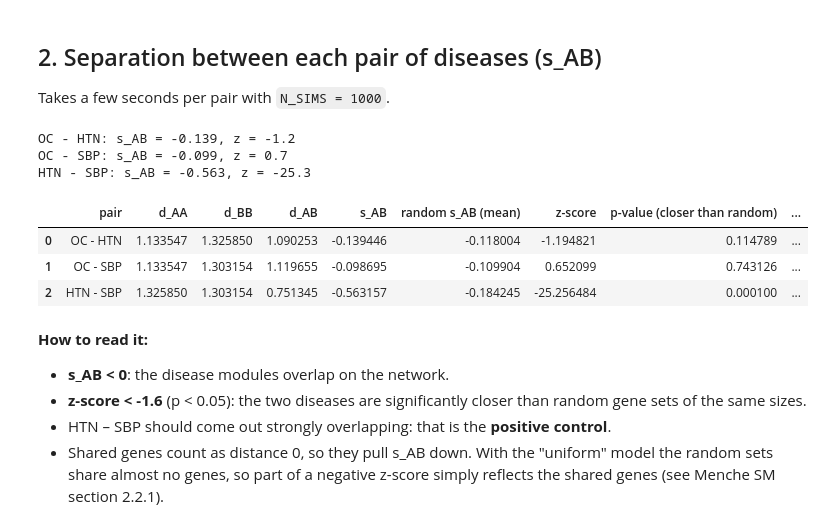
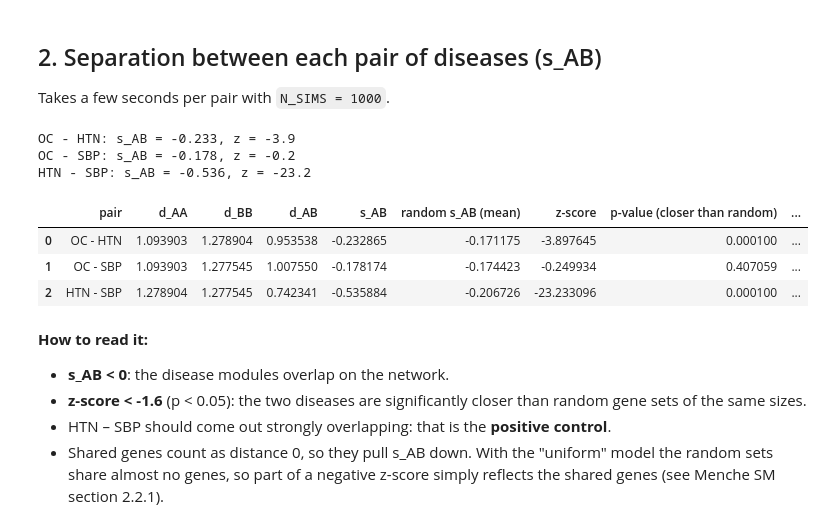
Before and after one commit to amirhoseinbidar/hypertension-ovarian-cancer, a Jupyter notebook: disease_gene_overlap.ipynb, the cells around one changed output. Cells and saved outputs as stored; diff of their text form; code cells hidden in the pictures.

```diff
--- a/disease_gene_overlap.ipynb
+++ b/disease_gene_overlap.ipynb
@@ -20,3 +20,4 @@ DISEASE_FILES = {
 }
 
 INTERACTOME_FILE = "./outputs/interactome/interactome_both_symbols.csv"
+CUTOFF = 0.1
@@ -414,6 +340,40 @@ def z_and_p(observed, random_values, larger_is_significant):
     else:
         p = (np.sum(random_values <= observed) + 1) / (len(random_values) + 1)
     return z, p
+# %%
+# ---- random repeats on several processes ---------------------------------------
+# The repeats are split into N_CHUNKS chunks, each with its own seed, so the results
+# are the same whatever N_WORKERS is.
+N_CHUNKS = 100
+
+
+def _localization_chunk(task):
+    genes, seed, n = task
+    rng = random.Random(seed)
+    out = []
+    for _ in range(n):
+        r = random_like(genes, rng)
+        out.append((lcc_size(r), mean_within_distance(r)))
+    return out
+
+
+def _separation_chunk(task):
+    genes_a, genes_b, seed, n = task
+    rng = random.Random(seed)
+    return [separation(random_like(genes_a, rng), random_like(genes_b, rng))[0] for _ in range(n)]
+
+
+def run_random(worker, args, label):
+    """Run N_SIMS random repeats of `worker` on N_WORKERS processes; returns one result per repeat."""
+    sizes = [N_SIMS // N_CHUNKS + (k < N_SIMS % N_CHUNKS) for k in range(N_CHUNKS)]
+    tasks = [(*args, f"{SEED}-{label}-{k}", n) for k, n in enumerate(sizes) if n]
+    results = []
+    # "fork" (Linux only): workers inherit D, G and the functions above without copying or pickling them
+    with mp.get_context("fork").Pool(N_WORKERS) as pool:
+        for chunk in pool.imap(worker, tasks):
+            results.extend(chunk)
+            print(f"  {label}: {len(results)}/{N_SIMS} random repeats", end="\r")
+    return results
 # %% [markdown]
 ## 1. Localization of each disease (LCC and d_s)
 Takes about 10 seconds.
@@ -466,43 +421,38 @@ A negative d_s z-score means the disease genes are closer to each other than ran
 ## 2. Separation between each pair of diseases (s_AB)
 Takes a few seconds per pair with `N_SIMS = 1000`.
 # %%
-rng = random.Random(SEED)
 sep_rows = []
 
 for a, b in combinations(disease_genes, 2):
     A, B = disease_genes[a], disease_genes[b]
     s_ab, d_a, d_b, d_ab = separation(A, B)
 
-    rand_s = []
-    for i in range(N_SIMS):
-        rand_s.append(separation(random_like(A, rng), random_like(B, rng))[0])
-        if (i + 1) % 200 == 0:
-            print(f"  {a} - {b}: {i + 1}/{N_SIMS} random repeats", end="\r")
+    rand_s = run_random(_separation_chunk, (A, B), f"{a} - {b}")
 
     z, p = z_and_p(s_ab, rand_s, larger_is_significant=False)
     sep_rows.append({
         "pair": f"{a} - {b}",
         "d_AA": d_a,
         "d_BB": d_b,
         "d_AB": d_ab,
         "s_AB": s_ab,
         "random s_AB (mean)": np.mean(rand_s),
         "z-score": z,
         "p-value (closer than random)": p,
         "modules": "overlapping" if s_ab < 0 else "separated",
     })
     print(f"{a} - {b}: s_AB = {s_ab:.3f}, z = {z:.1f}              ")
 
 separation_df = pd.DataFrame(sep_rows)
 separation_df
 # %% [output]
-OC - HTN: s_AB = -0.139, z = -1.2
-OC - SBP: s_AB = -0.099, z = 0.7
-HTN - SBP: s_AB = -0.563, z = -25.3
+OC - HTN: s_AB = -0.233, z = -3.9
+OC - SBP: s_AB = -0.178, z = -0.2
+HTN - SBP: s_AB = -0.536, z = -23.2
 |  | pair | d_AA | d_BB | d_AB | s_AB | random s_AB (mean) | z-score | p-value (closer than random) | ... |
-| 0 | OC - HTN | 1.133547 | 1.325850 | 1.090253 | -0.139446 | -0.118004 | -1.194821 | 0.114789 | ... |
-| 1 | OC - SBP | 1.133547 | 1.303154 | 1.119655 | -0.098695 | -0.109904 | 0.652099 | 0.743126 | ... |
-| 2 | HTN - SBP | 1.325850 | 1.303154 | 0.751345 | -0.563157 | -0.184245 | -25.256484 | 0.000100 | ... |
+| 0 | OC - HTN | 1.093903 | 1.278904 | 0.953538 | -0.232865 | -0.171175 | -3.897645 | 0.000100 | ... |
+| 1 | OC - SBP | 1.093903 | 1.277545 | 1.007550 | -0.178174 | -0.174423 | -0.249934 | 0.407059 | ... |
+| 2 | HTN - SBP | 1.278904 | 1.277545 | 0.742341 | -0.535884 | -0.206726 | -23.233096 | 0.000100 | ... |
 # %% [markdown]
 **How to read it:**
 - **s_AB < 0**: the disease modules overlap on the network.
```
Also changed, not shown: parts of 8 cells of this notebook, 7 other files.
